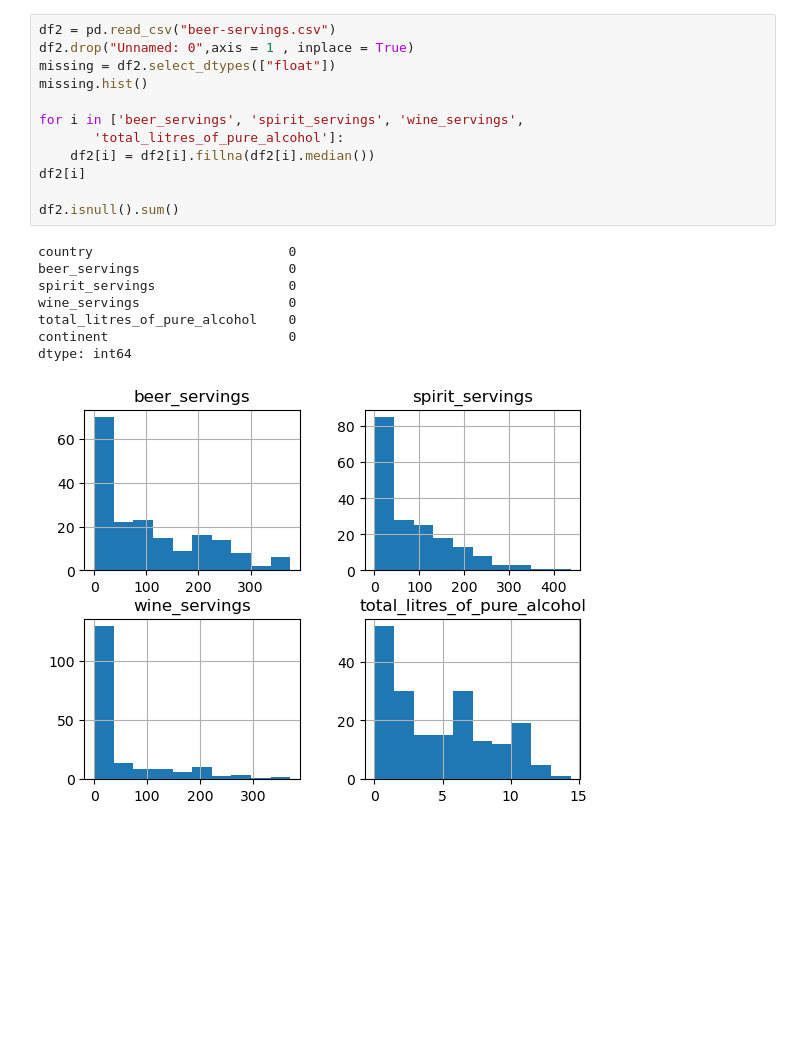
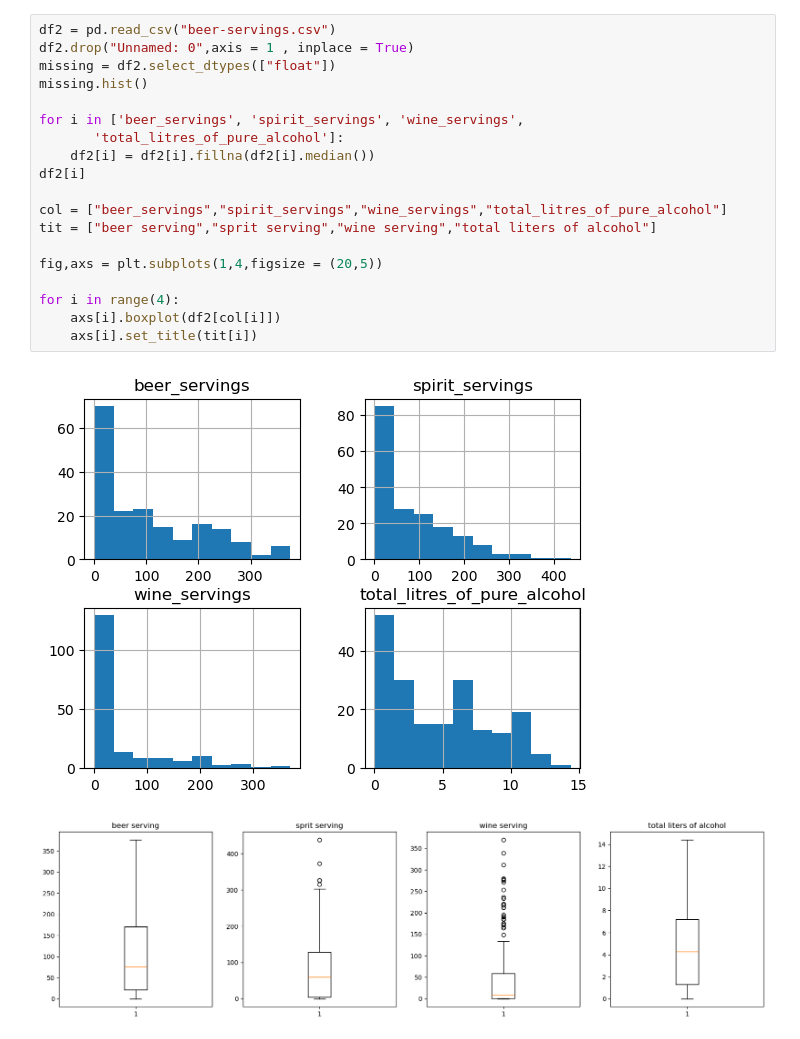
Before and after one commit to Jishnu-12/Data-analytics, a Jupyter notebook: EDA/EDA.ipynb, the cells around one changed output. Saved outputs shown, nothing was run; the diff lists cells and outputs as text; blank space fills up the shorter version.

```diff
--- a/EDA/EDA.ipynb
+++ b/EDA/EDA.ipynb
@@ -23,21 +40,22 @@ out = df["Meta_score"]
 # %%
 df2 = pd.read_csv("beer-servings.csv")
 df2.drop("Unnamed: 0",axis = 1 , inplace = True)
 missing = df2.select_dtypes(["float"])
 missing.hist()
 
 for i in ['beer_servings', 'spirit_servings', 'wine_servings',
        'total_litres_of_pure_alcohol']:
     df2[i] = df2[i].fillna(df2[i].median())
 df2[i]
 
-df2.isnull().sum()
+col = ["beer_servings","spirit_servings","wine_servings","total_litres_of_pure_alcohol"]
+tit = ["beer serving","sprit serving","wine serving","total liters of alcohol"]
+
+fig,axs = plt.subplots(1,4,figsize = (20,5))
+
+for i in range(4):
+    axs[i].boxplot(df2[col[i]])
+    axs[i].set_title(tit[i])
 # %% [output]
-country                         0
-beer_servings                   0
-spirit_servings                 0
-wine_servings                   0
-total_litres_of_pure_alcohol    0
-continent                       0
-dtype: int64
 [figure]
+[figure, added]
```
Also changed, not shown: parts of 7 cells of this notebook, 3 other files.
